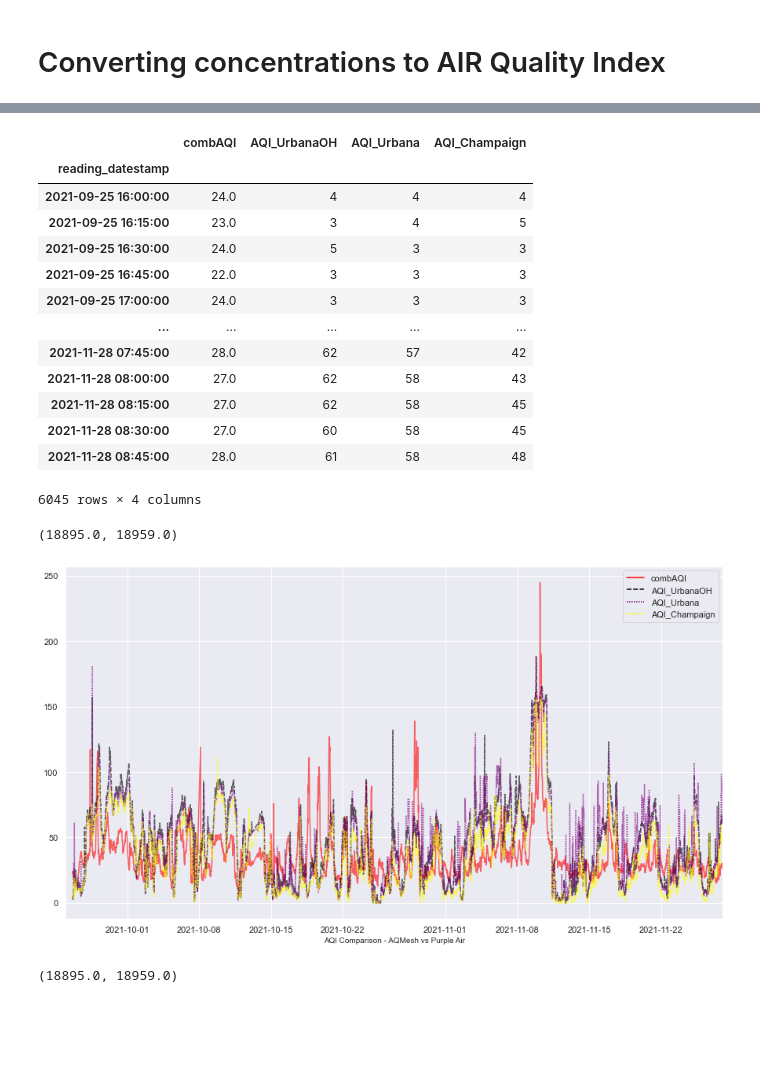
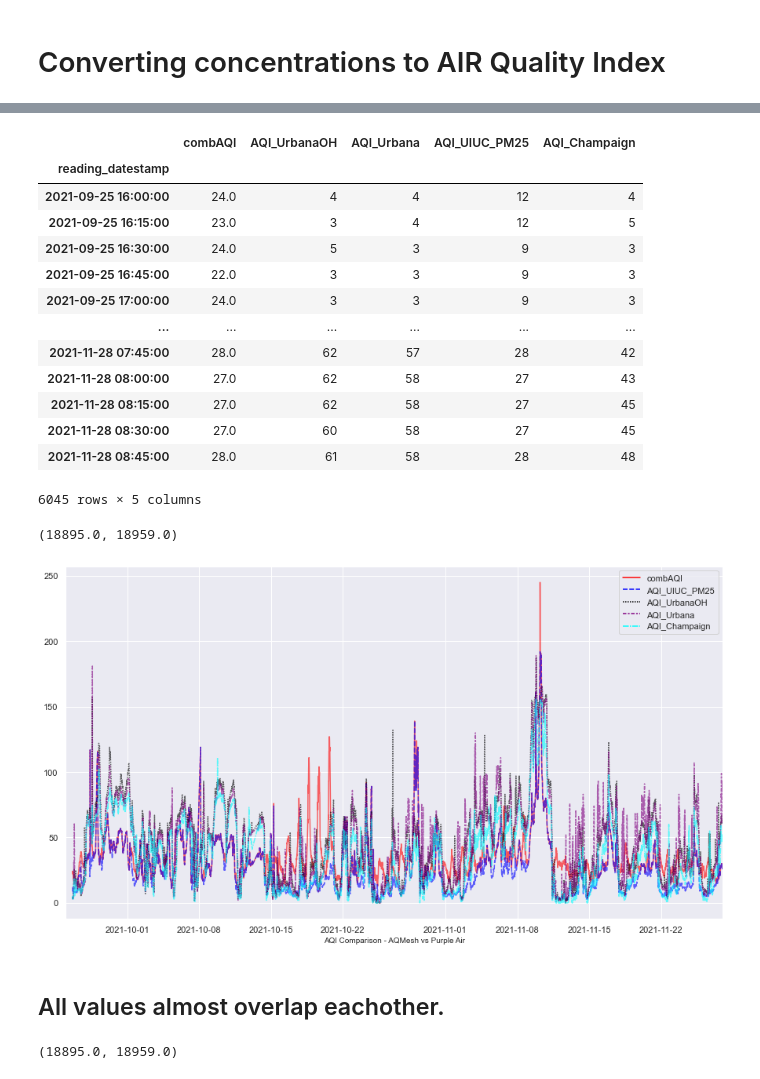
Before and after one commit to mihakim2/2021Fall_finals, a Jupyter notebook: DataViz+Analysis_Moazam.ipynb, the cells around one changed output, grey strips where cells are left out. Cells and saved outputs as stored; diff of their text form; code cells hidden in the pictures; blank space fills up the shorter version.

```diff
--- a/DataViz+Analysis_Moazam.ipynb
+++ b/DataViz+Analysis_Moazam.ipynb
@@ -44,5 +47,14 @@ df.head()
 | 2021-09-02 05:30:00 | 265.17 | 412.49 | 15.54 | 7.48 | 20.59 | 5.20 | ... |
 | 2021-09-02 05:45:00 | 256.95 | 408.79 | 17.10 | 6.56 | 23.36 | 5.40 | ... |
 # %%
-df['pm2_5_prescale'].plot(figsize=(15,5))
+df_scale=df.copy()
+df_scale['co_prescaled']=df_scale['co_prescaled']/10
+df_scale['CO2_prescaled']=df_scale['CO2_prescaled']/10
+sns.set_context("notebook", font_scale=1)
+sns.set(rc={'figure.figsize':(15,8.27)})
+left = dt(2021,9,2)
+right = dt(2021,11,28)
+ax = sns.lineplot(data=df_scale[['nox_prescaled', 'co_prescaled', 'o3_prescaled','CO2_prescaled']], palette = ['red', 'orange','black','purple'], alpha=0.7)
+ax.set_xlabel('Gas Concentrations over experiment duration', fontsize=10)
+ax.set_xlim(left, right)
 # %% [output]
@@ -104,20 +117,9 @@ merged
 # %%
 df_aqi = merged.copy()
-def val_to_aqi(pollutant,input_col):
-    # Supported  by AQI library
-    #pm10 (µg/m³), o3_8h (ppm), co_8h (ppm), no2_1h (ppb), o3_1h (ppm), so2_1h (ppb), pm25 (µg/m³)
-    temp=[]
-    for i in input_col.tolist():
-        if i >=0:
-            cal_aqi = int(aqi.to_aqi([(getattr(aqi, pollutant), i)]))
-            temp.append(cal_aqi)
-        else:
-            call_aqi=0
-            temp.append(cal_aqi)
-    return temp
-
+from functions import val_to_aqi
+df_aqi['AQI_UIUC_PM25']=val_to_aqi('POLLUTANT_PM25', df_aqi['pm2_5_prescale']) #based on pm2.5 vals from UIUC sensor
 df_aqi['AQI_UrbanaOH']=val_to_aqi('POLLUTANT_PM25', df_aqi['pm2.5_UrbanaOH'])
 df_aqi['AQI_Urbana']=val_to_aqi('POLLUTANT_PM25', df_aqi['pm2.5_Urbana'])
-df_aqi_purple= df_aqi[['AQI_UrbanaOH','AQI_Urbana']].copy()
-df_aqi_purple
+df_aqi_25= df_aqi[['AQI_UrbanaOH','AQI_Urbana','AQI_UIUC_PM25']].copy()
+df_aqi_25
 # %% [output]
@@ -169,5 +170,5 @@ df_aqi_uiuc=df_aqi[['combAQI']].copy()
 # %%
-AQI_combined= pd.merge(df_aqi_uiuc,df_aqi_purple, on='reading_datestamp')
+AQI_combined= pd.merge(df_aqi_uiuc,df_aqi_25, on='reading_datestamp')
 #AQI_combined.reset_index(level=0, inplace=True)
 AQI_combined
 # %% [output]
@@ -188,4 +189,5 @@ AQI_combined
 # %%
+# Now let us combine all 3 purple air AQI values with AQI from UIUC sensor PM2.5 only and PM + gases combined
 df_champaign_AQI = pd.DataFrame()
 df_champaign_AQI['reading_datestamp'] = df_champaign.index
 
@@ -198,34 +200,37 @@ AQI_combined_all= pd.merge(AQI_combined,df_champaign_AQI,  how='inner', on='read
 AQI_combined_all.set_index('reading_datestamp', inplace=True)
 AQI_combined_all
 # %% [output]
-|  | combAQI | AQI_UrbanaOH | AQI_Urbana | AQI_Champaign |
-| reading_datestamp |  |  |  |  |
-| 2021-09-25 16:00:00 | 24.0 | 4 | 4 | 4 |
-| 2021-09-25 16:15:00 | 23.0 | 3 | 4 | 5 |
-| 2021-09-25 16:30:00 | 24.0 | 5 | 3 | 3 |
-| 2021-09-25 16:45:00 | 22.0 | 3 | 3 | 3 |
-| 2021-09-25 17:00:00 | 24.0 | 3 | 3 | 3 |
-| ... | ... | ... | ... | ... |
-| 2021-11-28 07:45:00 | 28.0 | 62 | 57 | 42 |
-| 2021-11-28 08:00:00 | 27.0 | 62 | 58 | 43 |
-| 2021-11-28 08:15:00 | 27.0 | 62 | 58 | 45 |
-| 2021-11-28 08:30:00 | 27.0 | 60 | 58 | 45 |
-| 2021-11-28 08:45:00 | 28.0 | 61 | 58 | 48 |
+|  | combAQI | AQI_UrbanaOH | AQI_Urbana | AQI_UIUC_PM25 | AQI_Champaign |
+| reading_datestamp |  |  |  |  |  |
+| 2021-09-25 16:00:00 | 24.0 | 4 | 4 | 12 | 4 |
+| 2021-09-25 16:15:00 | 23.0 | 3 | 4 | 12 | 5 |
+| 2021-09-25 16:30:00 | 24.0 | 5 | 3 | 9 | 3 |
+| 2021-09-25 16:45:00 | 22.0 | 3 | 3 | 9 | 3 |
+| 2021-09-25 17:00:00 | 24.0 | 3 | 3 | 9 | 3 |
+| ... | ... | ... | ... | ... | ... |
+| 2021-11-28 07:45:00 | 28.0 | 62 | 57 | 28 | 42 |
+| 2021-11-28 08:00:00 | 27.0 | 62 | 58 | 27 | 43 |
+| 2021-11-28 08:15:00 | 27.0 | 62 | 58 | 27 | 45 |
+| 2021-11-28 08:30:00 | 27.0 | 60 | 58 | 27 | 45 |
+| 2021-11-28 08:45:00 | 28.0 | 61 | 58 | 28 | 48 |
-6045 rows × 4 columns
+6045 rows × 5 columns
 # %%
 from datetime import datetime as dt
 import seaborn as sns
 sns.set_context("notebook", font_scale=1)
 sns.set(rc={'figure.figsize':(15,8.27)})
 left = dt(2021,9,25)
 right = dt(2021,11,28)
-ax = sns.lineplot(data=AQI_combined_all[['combAQI', 'AQI_UrbanaOH','AQI_Urbana','AQI_Champaign']], palette = ['red', 'black','purple', 'yellow'], alpha=0.6)
+ax = sns.lineplot(data=AQI_combined_all[['combAQI','AQI_UIUC_PM25', 'AQI_UrbanaOH','AQI_Urbana','AQI_Champaign']],
+                  palette = ['red', 'blue','black','purple', 'cyan'], alpha=0.6)
 #ax = sns.lineplot(data=df_champaign[['pm2.5_Champaign']], palette = ['brown'], alpha=0.6)
 ax.set_xlabel('AQI Comparison - AQMesh vs Purple Air', fontsize=10)
 ax.set_xlim(left, right)
 # %% [output]
 (18895.0, 18959.0)
-[figure, old version]
+[figure, new version]
+# %% [markdown]
+## All values almost overlap eachother.
 # %%
 from datetime import datetime as dt
 import seaborn as sns
```
Also changed, not shown: parts of 18 cells of this notebook, 6 other files.
